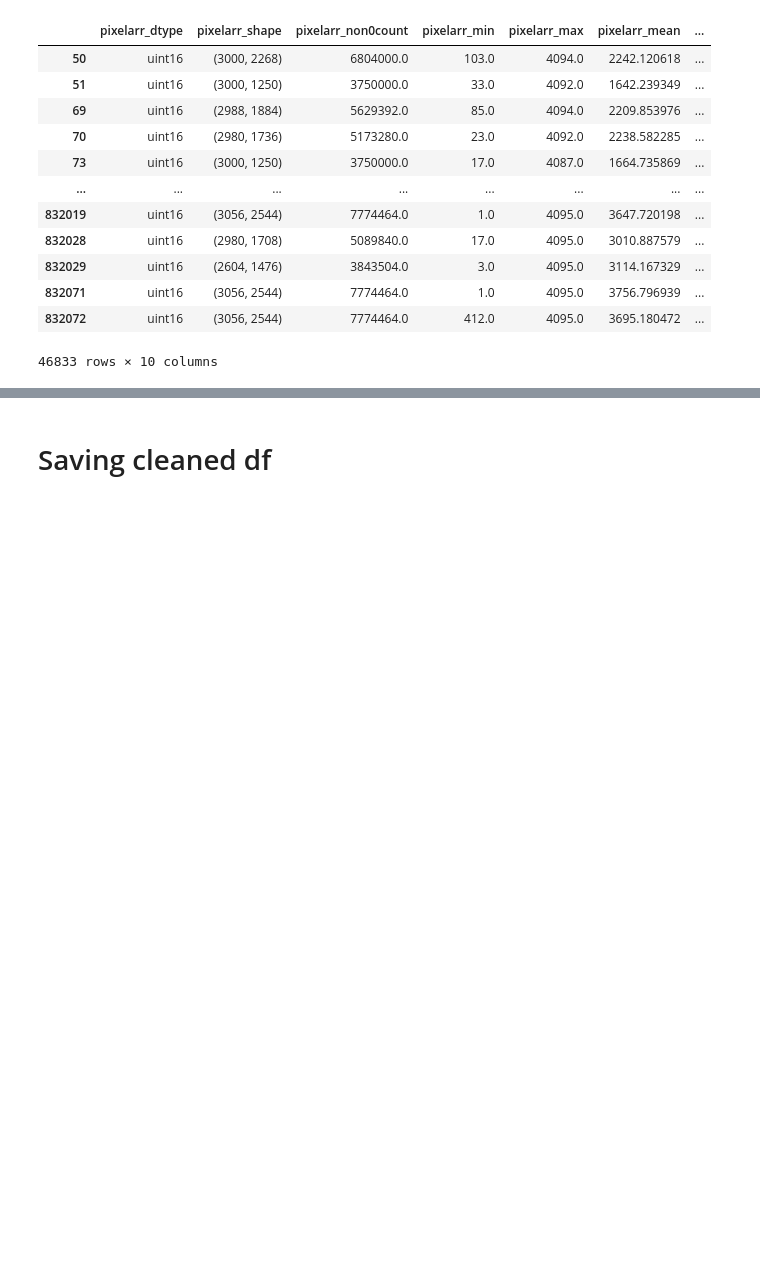
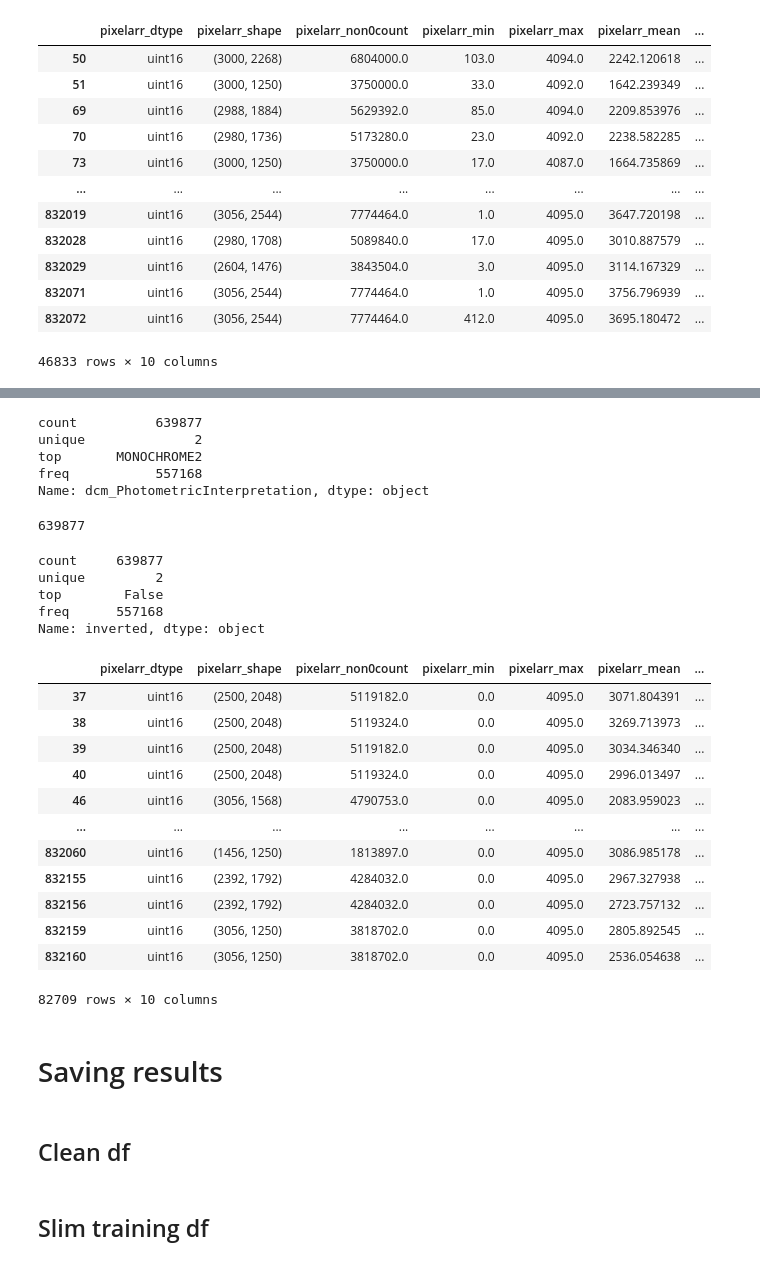
Before and after one commit to niklasbuehler/radiograph-pretraining, a Jupyter notebook: notebooks/Data Exploration.ipynb, the cells around one changed output, grey strips where cells are left out. Saved outputs shown, nothing was run; the diff lists cells and outputs as text; code cells hidden in the pictures; blank space fills up the shorter version.

```diff
--- a/notebooks/Data Exploration.ipynb
+++ b/notebooks/Data Exploration.ipynb
@@ -404,0 +432,2 @@ inspect_item(397071)
+# %%
+df_clean = df_clean.drop(drop_idx)
@@ -466,0 +616,39 @@ invert_image(832071)
+# %%
+df_clean['dcm_PhotometricInterpretation'].describe()
+# %% [output]
+count          639877
+unique              2
+top       MONOCHROME2
+freq           557168
+Name: dcm_PhotometricInterpretation, dtype: object
+# %%
+len(df_clean)
+# %% [output]
+639877
+# %%
+df_clean['inverted'] = np.where((df_clean.dcm_PhotometricInterpretation == 'MONOCHROME1'), True, False)
+# %%
+df_clean.inverted.describe()
+# %% [output]
+count     639877
+unique         2
+top        False
+freq      557168
+Name: inverted, dtype: object
+# %%
+inv_df_final = df_clean.loc[df_clean['inverted']]
+inv_df_final[pixelarr_cols]
+# %% [output]
+|  | pixelarr_dtype | pixelarr_shape | pixelarr_non0count | pixelarr_min | pixelarr_max | pixelarr_mean | ... |
+| 37 | uint16 | (2500, 2048) | 5119182.0 | 0.0 | 4095.0 | 3071.804391 | ... |
+| 38 | uint16 | (2500, 2048) | 5119324.0 | 0.0 | 4095.0 | 3269.713973 | ... |
+| 39 | uint16 | (2500, 2048) | 5119182.0 | 0.0 | 4095.0 | 3034.346340 | ... |
+| 40 | uint16 | (2500, 2048) | 5119324.0 | 0.0 | 4095.0 | 2996.013497 | ... |
+| 46 | uint16 | (3056, 1568) | 4790753.0 | 0.0 | 4095.0 | 2083.959023 | ... |
+| ... | ... | ... | ... | ... | ... | ... | ... |
+| 832060 | uint16 | (1456, 1250) | 1813897.0 | 0.0 | 4095.0 | 3086.985178 | ... |
+| 832155 | uint16 | (2392, 1792) | 4284032.0 | 0.0 | 4095.0 | 2967.327938 | ... |
+| 832156 | uint16 | (2392, 1792) | 4284032.0 | 0.0 | 4095.0 | 2723.757132 | ... |
+| 832159 | uint16 | (3056, 1250) | 3818702.0 | 0.0 | 4095.0 | 2805.892545 | ... |
+| 832160 | uint16 | (3056, 1250) | 3818702.0 | 0.0 | 4095.0 | 2536.054638 | ... |
+82709 rows × 10 columns
@@ -467,5 +660,9 @@ invert_image(832071)
 # %% [markdown]
-# Saving cleaned df
+# Saving results
+# %% [markdown]
+## Clean df
 # %%
 df_clean_loc = Path('cache/clean_df.pkl')
 pd.to_pickle(df_clean, df_clean_loc)
+# %% [markdown]
+## Slim training df
```
Also changed, not shown: parts of 43 cells of this notebook.
